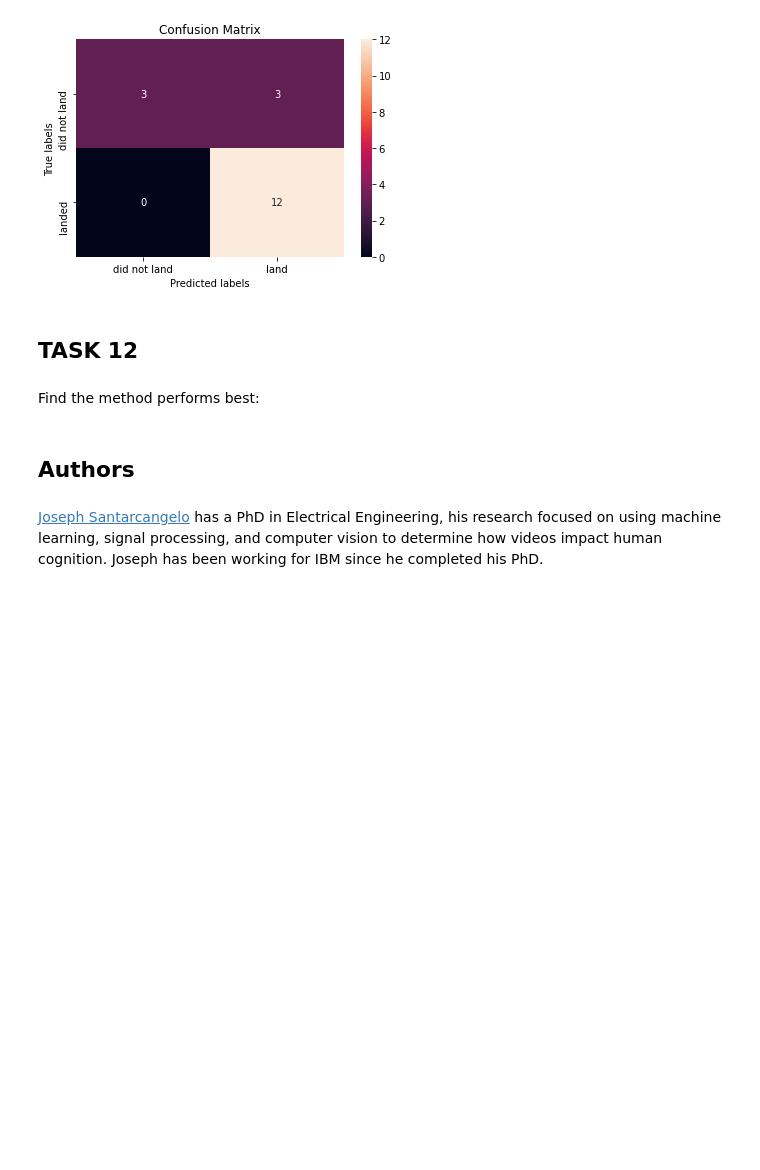
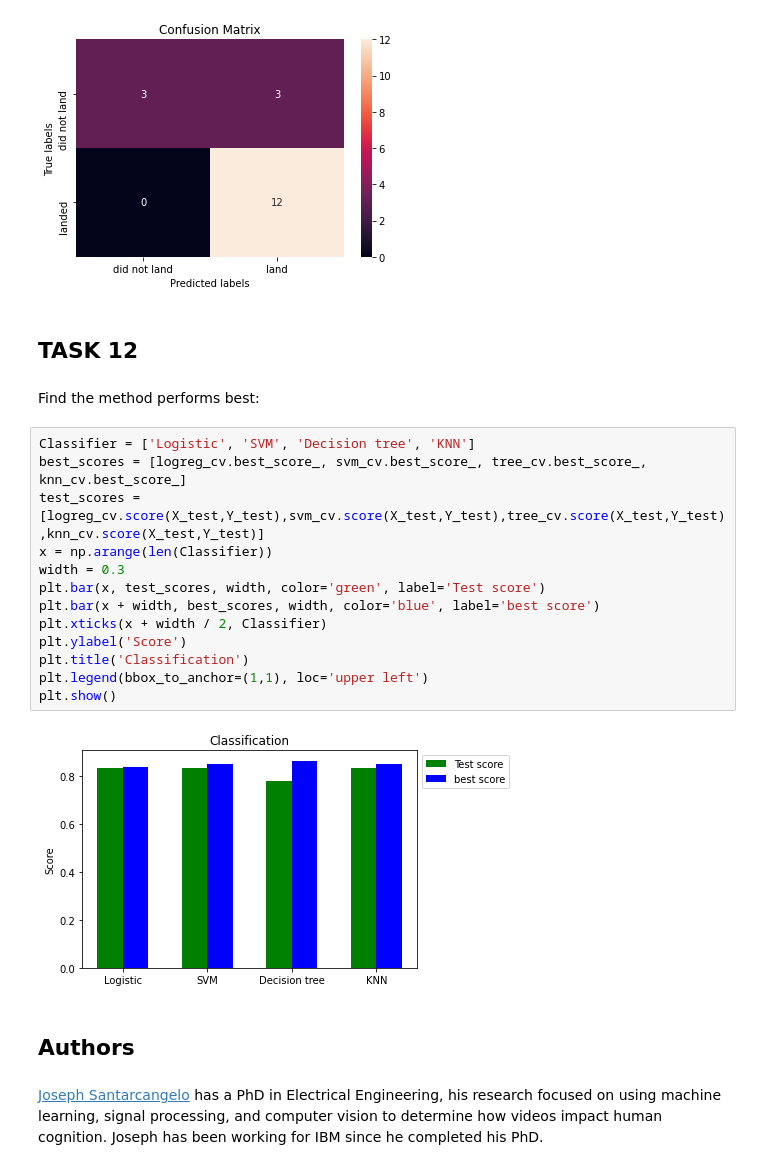
Before and after one commit to r840214/Data-Science-Capstone, a Jupyter notebook: Machine Learning Prediction.ipynb, the cells around one changed output. Drawn from its saved outputs; the diff is of its cells as text; blank space fills up the shorter version.

```diff
--- a/Machine Learning Prediction.ipynb
+++ b/Machine Learning Prediction.ipynb
@@ -317,6 +325,21 @@ plot_confusion_matrix(Y_test,yhat)
 ## TASK  12
 # %% [markdown]
 Find the method performs best:
+# %%
+Classifier = ['Logistic', 'SVM', 'Decision tree', 'KNN']
+best_scores = [logreg_cv.best_score_, svm_cv.best_score_, tree_cv.best_score_, knn_cv.best_score_]
+test_scores = [logreg_cv.score(X_test,Y_test),svm_cv.score(X_test,Y_test),tree_cv.score(X_test,Y_test),knn_cv.score(X_test,Y_test)]
+x = np.arange(len(Classifier))
+width = 0.3
+plt.bar(x, test_scores, width, color='green', label='Test score')
+plt.bar(x + width, best_scores, width, color='blue', label='best score')
+plt.xticks(x + width / 2, Classifier)
+plt.ylabel('Score')
+plt.title('Classification')
+plt.legend(bbox_to_anchor=(1,1), loc='upper left')
+plt.show()
+# %% [output]
+[figure, added]
 # %% [markdown]
 ## Authors
 # %% [markdown]
```
Also changed, not shown: parts of 8 cells of this notebook.
